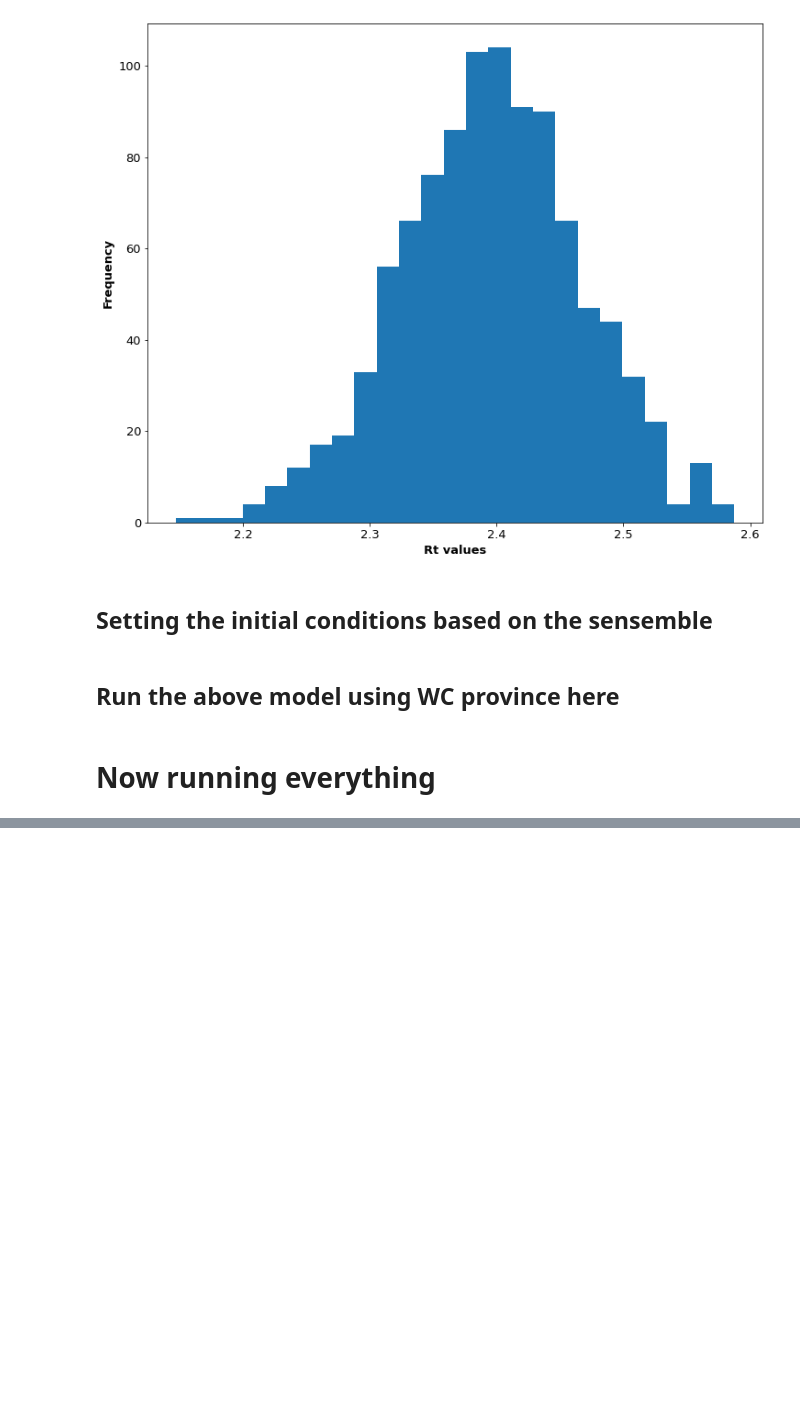
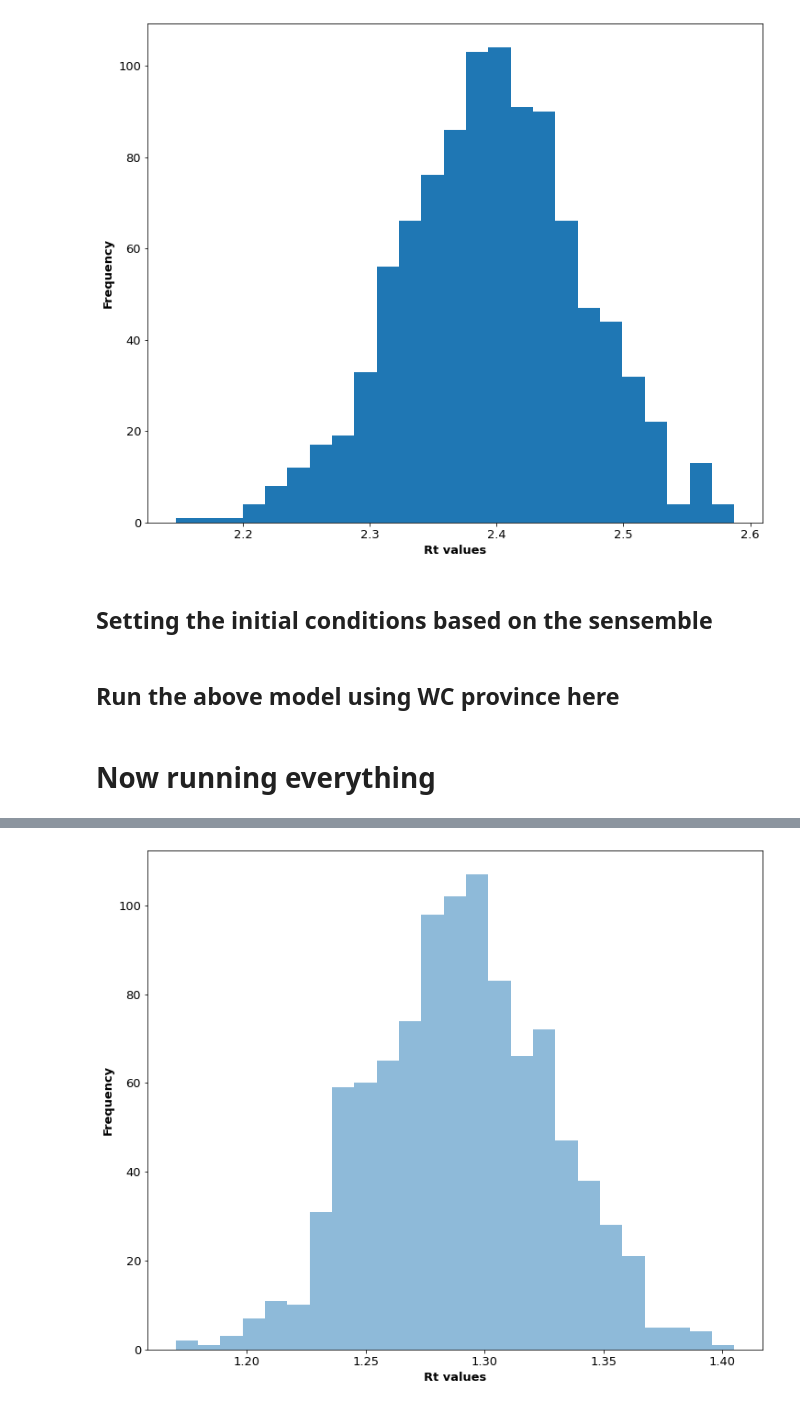
Before and after one commit to ifornax/Covid19, a Jupyter notebook: PySEIR_Province_NO.ipynb, the cells around one changed output, grey strips where cells are left out. Cells and saved outputs as stored; diff of their text form; code cells hidden in the pictures; blank space fills up the shorter version.

```diff
--- a/PySEIR_Province_NO.ipynb
+++ b/PySEIR_Province_NO.ipynb
@@ -841,7 +842,7 @@ Text(0.5, 0, 'Rt values')
 # %% [markdown]
 ## Setting the initial conditions based on the sensemble
 # %%
-def ToPlot(ArrayToPlot, TimeArray, DfDead, DateToStart, title):
+def ToPlot(ArrayToPlot, TimeArray, DfDead, DateToStart, Ni, title):
     '''
 
     This function will take the prediction array and produce the plots similar to the ones we have used in our report
@@ -868,7 +869,6 @@ def ToPlot(ArrayToPlot, TimeArray, DfDead, DateToStart, title):
 
     TotalCases = (Ia + Is + Ih + Ic + Im)
 
-    Time = data['t']
 
     #
     # Plan is to set this as proper date if needed
@@ -882,8 +882,8 @@ def ToPlot(ArrayToPlot, TimeArray, DfDead, DateToStart, title):
     # set uniform characteristics for axes
     #
     for idx, axis in enumerate([ax1, ax2, ax3, ax4]):
-        axis.set_ylim(ymin=10, ymax=NZA*1.2)
-        axis.set_xlim(0, Tf)
+        axis.set_ylim(ymin=1, ymax=Ni*1.2)
+        axis.set_xlim(0, 240)
         axis.set_yscale('log')
         axis.tick_params(axis='y', labelsize=15);
         axis.hlines([1e+03, 1e+04, 1e+05, 1e+06], xmin=0, xmax=Tf, linestyles='dotted', alpha = 0.6);
@@ -1020,5 +1020,3 @@ def MyModel(NoIteration, ParamDf, NoConfirmed, NoRecovered, NoDead, M,  Tf, Nf,
     return(trajectories_s, trajectories_time)
 # %% [markdown]
 # Now running everything
-# %%
-province = input(f"Enter province name of [ZA] from above names {SAProvPop.ProvKey.unique()}")
@@ -1027,37 +1023,63 @@ Enter province name of [ZA] from above names ['GP' 'KZN' 'WC' 'EC' 'LP' 'MP' 'NW
 # %%
-if province == 'ZA':
+#province = input(f"Enter province name of [ZA] from above names {SAProvPop.ProvKey.unique()}")
+
+for province  in SAProvPop.ProvKey.unique():
+    if province == 'ZA':
+        #
+        # First calculate ParamDf, e.g. using Rt for WC
+        #
+        ParamDf = ToEnsemble(Nums, Recent_prov_Rt['ZAConfirmed'][0])
+        #
+        # Get the number of cases at the date we start our prediction
+        #
+        ConfirmedVal = ProvinConf[ProvinConf.index == DateToStart]['ZAConfirmed'].values[0]
+        RecoveredVal = ProvinRecover[ProvinRecover.index == DateToStart]['ZARecovered'].values[0]
+        DeadVal = ProvinDead[ProvinDead.index == DateToStart]['ZADead'].values[0]
+        #
+        # Create a dataframe for the dead case for plotting
+        #
+        DeadDf = pd.DataFrame(ProvinDead['ZADead'])
+        Ni = np.array([NZA])
+    else:
+        #
+        # First calculate ParamDf, e.g. using Rt for WC
+        #
+        ParamDf = ToEnsemble(Nums, Recent_prov_Rt[province][0])
+        #
+        # Get the number of cases at the date we start our prediction
+        #
+        ConfirmedVal = ProvinConf[ProvinConf.index == DateToStart][province].values[0]
+        RecoveredVal = ProvinRecover[ProvinRecover.index == DateToStart][province].values[0]
+        DeadVal = ProvinDead[ProvinDead.index == DateToStart][province].values[0]
+        #
+        # Create a dataframe for the dead case for plotting
+        #
+        DeadDf = pd.DataFrame(ProvinDead[province])
+
+        Ni = SAProvPop[SAProvPop['ProvKey'] == province]['Pop'].values
+
+    print(f"Total population in {province} = {Ni[0]}")
+
+    ParamDf.Rt.plot(kind='hist',bins=25, alpha=0.5);
+    plt.xlabel("Rt values");
+
+
+
     #
-    # First calculate ParamDf, e.g. using Rt for WC
+    # Now runing the model prediction
     #
-    ParamDf = ToEnsemble(Nums, Recent_prov_Rt['ZAConfirmed'][0])
+    MyPredict, MyPredictTime = MyModel(1000, ParamDf, ConfirmedVal, RecoveredVal, DeadVal, M,  Tf, Nf, Ni)
+
+    #CriticalDf = pd.DataFrame(MyPredict[:,:,6].T)
+    #CriticalDf.loc[0:].plot(color='r',alpha=0.1, logy=True,legend=False);
+
+
+
     #
-    # Get the number of cases at the date we start our prediction
+    # Plotting the results
     #
-    ConfirmedVal = ProvinConf[ProvinConf.index == DateToStart]['ZAConfirmed'].values[0]
-    RecoveredVal = ProvinRecover[ProvinRecover.index == DateToStart]['ZARecovered'].values[0]
-    DeadVal = ProvinDead[ProvinDead.index == DateToStart]['ZADead'].values[0]
-    #
-    # Create a dataframe for the dead case for plotting
-    #
-    DeadDf = pd.DataFrame(ProvinDead['ZADead'])
-    Ni = np.array([NZA])
-else:
-    #
-    # First calculate ParamDf, e.g. using Rt for WC
-    #
-    ParamDf = ToEnsemble(Nums, Recent_prov_Rt[province][0])
-    #
-    # Get the number of cases at the date we start our prediction
-    #
-    ConfirmedVal = ProvinConf[ProvinConf.index == DateToStart][province].values[0]
-    RecoveredVal = ProvinRecover[ProvinRecover.index == DateToStart][province].values[0]
-    DeadVal = ProvinDead[ProvinDead.index == DateToStart][province].values[0]
-    #
-    # Create a dataframe for the dead case for plotting
-    #
-    DeadDf = pd.DataFrame(ProvinDead[province])
 
-    Ni = SAProvPop[SAProvPop['ProvKey'] == province]['Pop'].values
+    ToPlot(MyPredict, MyPredictTime, DeadDf, DateToStart,Ni, province+"-SEI5R prediction")
 
-print(f"Total population in {province} = {Ni[0]}")
+    plt.savefig("PySEI5R_Province_"+province+"_SEI5R_prediction.png")
 # %% [output]
@@ -1064,0 +1096 @@ Total population in ZA = 59156682
+[figure, added]
```
Also changed, not shown: parts of 6 cells of this notebook, 10 other files.
